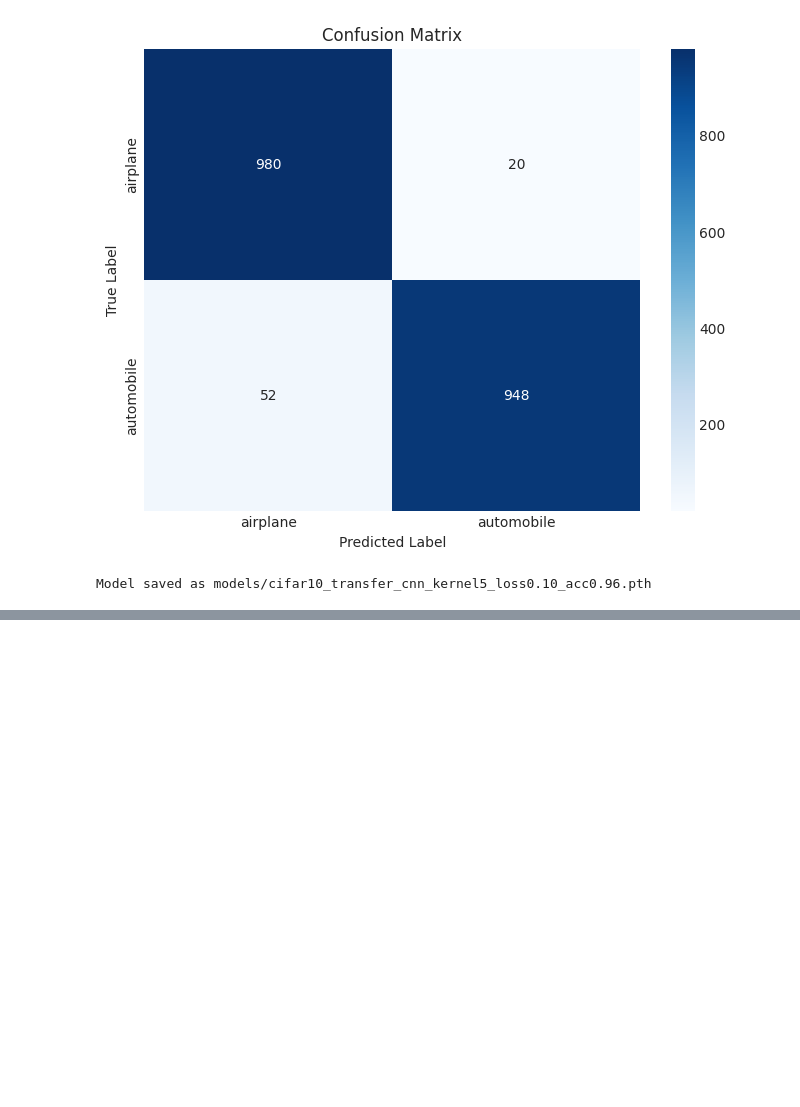
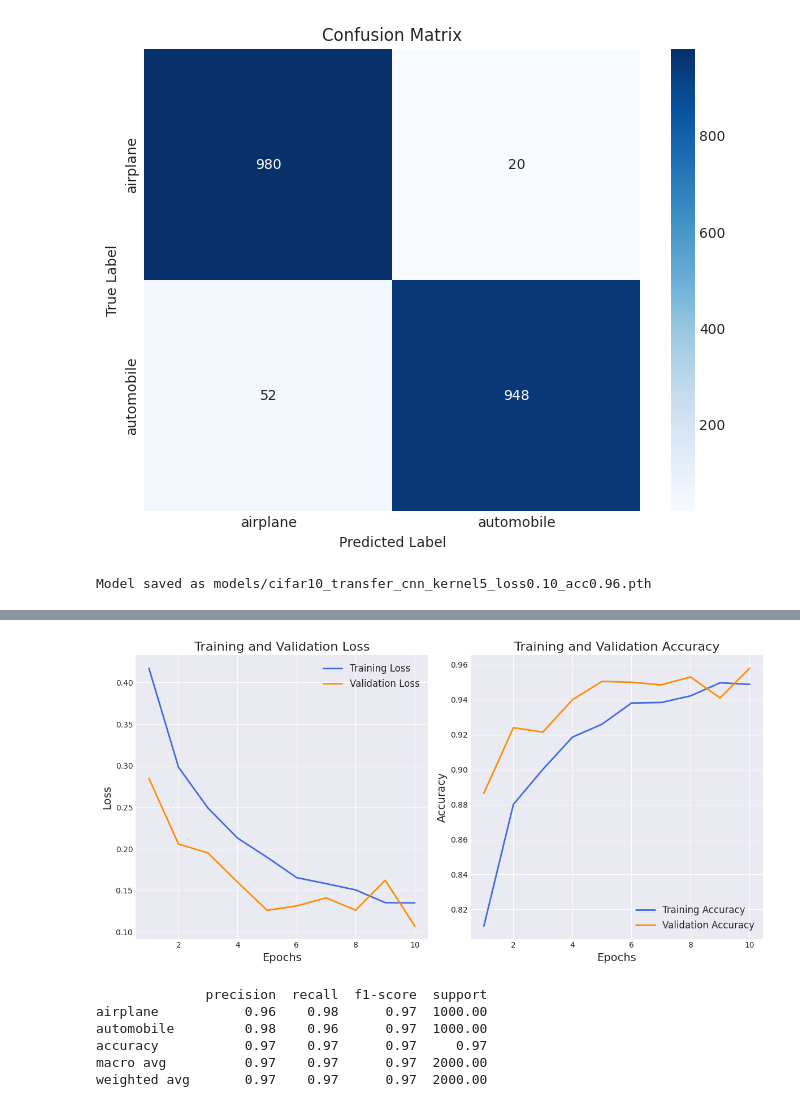
Before and after one commit to ChristianConchari/tp2_deep_learning, a Jupyter notebook: CONCHARI_CHRISTIAN_DL_Examen_ABRIL_2024.ipynb, the cells around one changed output, grey strips where cells are left out. Cells and saved outputs as stored; diff of their text form; code cells hidden in the pictures; blank space fills up the shorter version.

Commit message:
feat: Add model trained from zero

```diff
--- a/CONCHARI_CHRISTIAN_DL_Examen_ABRIL_2024.ipynb
+++ b/CONCHARI_CHRISTIAN_DL_Examen_ABRIL_2024.ipynb
@@ -900,0 +903,6 @@ Model saved as models/cifar10_transfer_cnn_kernel5_loss0.10_acc0.96.pth
+# %%
+base_model = CNN()
+
+base_model.linear2 = torch.nn.Linear(64, 2)
+
+base_model.to(device)
@@ -900,0 +927,2 @@ Model saved as models/cifar10_transfer_cnn_kernel5_loss0.10_acc0.96.pth
+# %%
+history_comp = fit(base_model, {'train': trainloader, 'test': testloader}, epochs=10)
@@ -900,0 +940,4 @@ Model saved as models/cifar10_transfer_cnn_kernel5_loss0.10_acc0.96.pth
+# %%
+plot_history(history_comp)
+# %% [output]
+[figure, added]
@@ -900,0 +946,9 @@ Model saved as models/cifar10_transfer_cnn_kernel5_loss0.10_acc0.96.pth
+# %%
+print(results['classification_report'])
+# %% [output]
+              precision  recall  f1-score  support
+airplane           0.96    0.98      0.97  1000.00
+automobile         0.98    0.96      0.97  1000.00
+accuracy           0.97    0.97      0.97     0.97
+macro avg          0.97    0.97      0.97  2000.00
+weighted avg       0.97    0.97      0.97  2000.00
```
Also changed, not shown: parts of 6 cells of this notebook, 1 other file.
